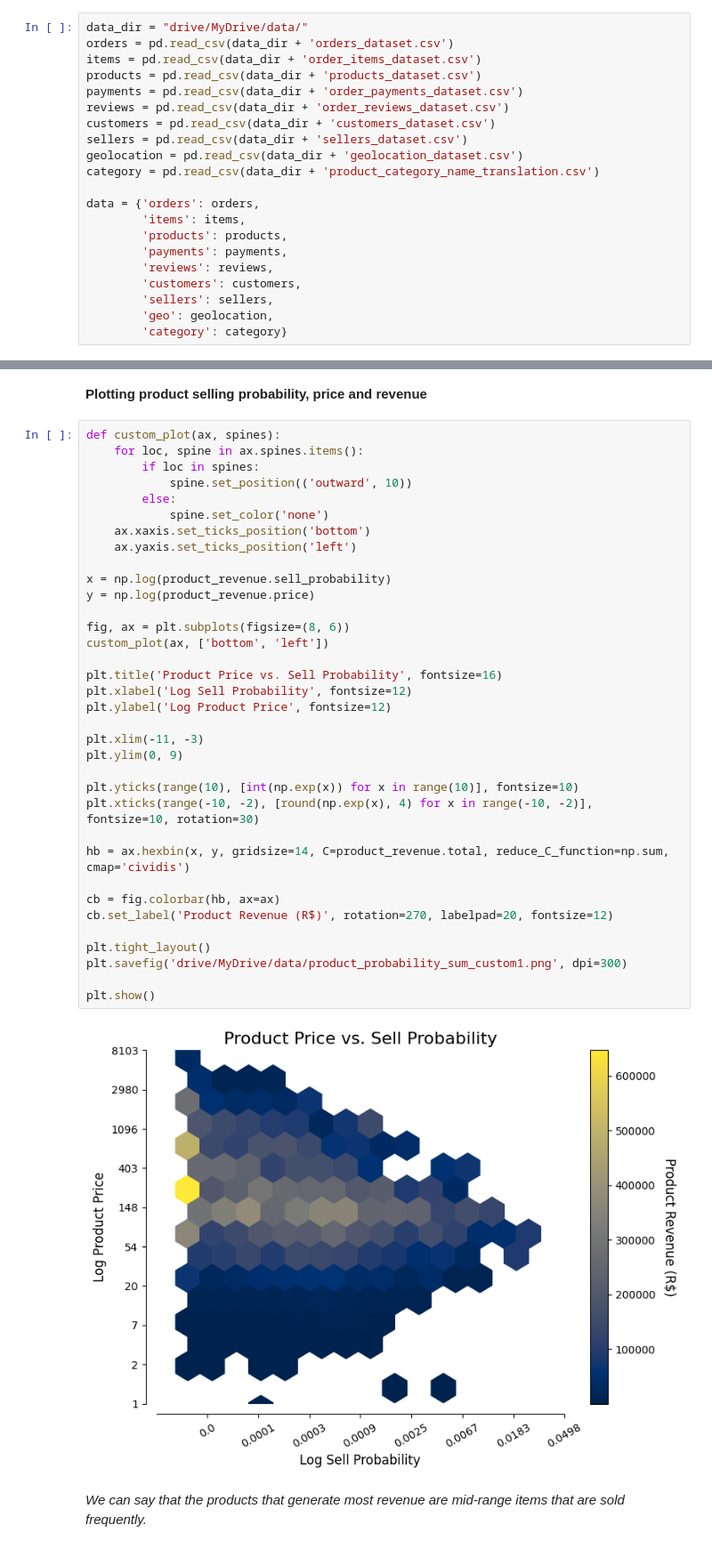
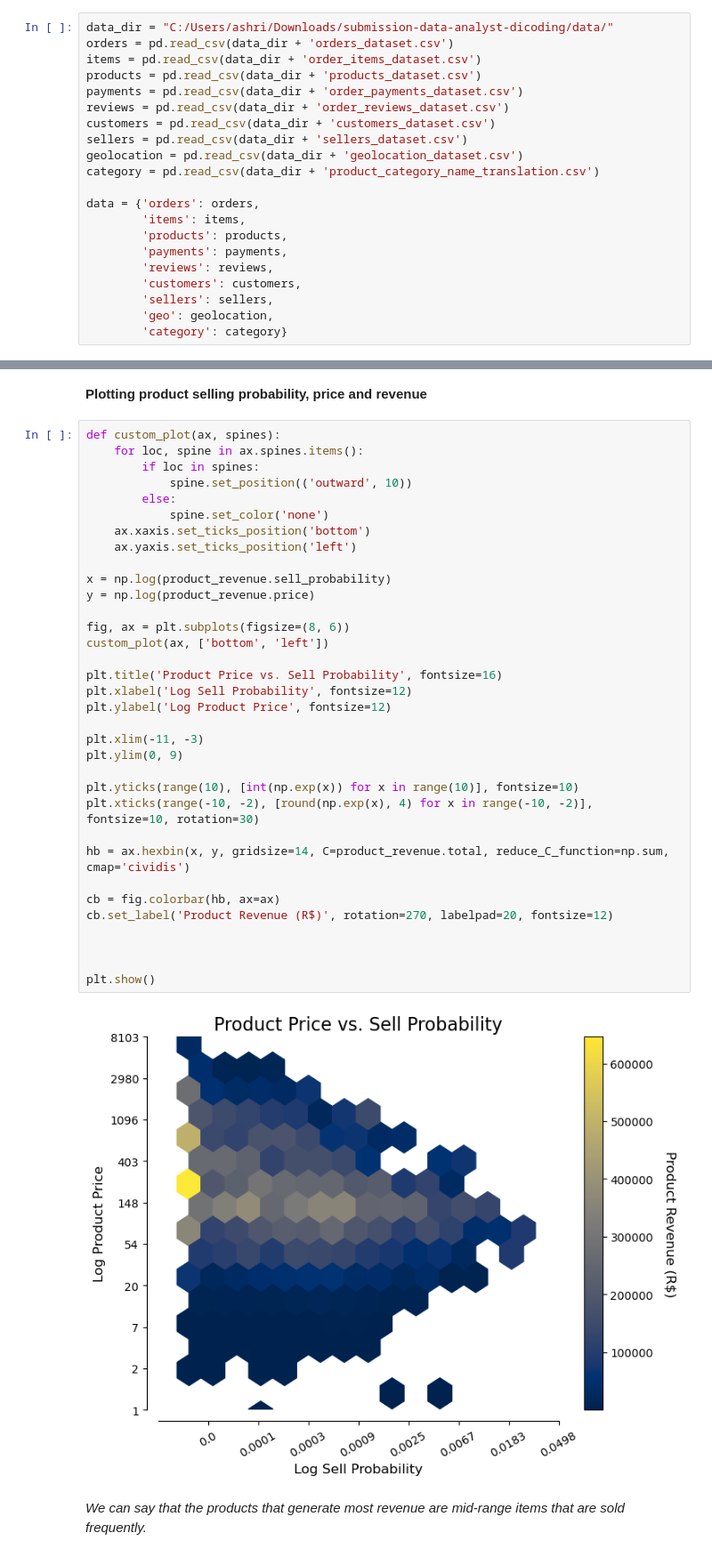
Before and after one commit to ashriazzr/submission-data-analyst-dicoding, a Jupyter notebook: notebook.ipynb, the cells around one changed output, grey strips where cells are left out. Shown: that part at 89% size. Drawn from its saved outputs; the diff is of its cells as text.

```diff
--- a/notebook.ipynb
+++ b/notebook.ipynb
@@ -28,7 +28,7 @@ from scipy import stats
 # %% [markdown]
 ### 1.1 Gathering Data
 # %%
-data_dir = "drive/MyDrive/data/"
+data_dir = "C:/Users/ashri/Downloads/submission-data-analyst-dicoding/data/"
 orders = pd.read_csv(data_dir + 'orders_dataset.csv')
 items = pd.read_csv(data_dir + 'order_items_dataset.csv')
 products = pd.read_csv(data_dir + 'products_dataset.csv')
@@ -836,36 +857,35 @@ def custom_plot(ax, spines):
             spine.set_position(('outward', 10))
         else:
             spine.set_color('none')
     ax.xaxis.set_ticks_position('bottom')
     ax.yaxis.set_ticks_position('left')
 
 x = np.log(product_revenue.sell_probability)
 y = np.log(product_revenue.price)
 
 fig, ax = plt.subplots(figsize=(8, 6))
 custom_plot(ax, ['bottom', 'left'])
 
 plt.title('Product Price vs. Sell Probability', fontsize=16)
 plt.xlabel('Log Sell Probability', fontsize=12)
 plt.ylabel('Log Product Price', fontsize=12)
 
 plt.xlim(-11, -3)
 plt.ylim(0, 9)
 
 plt.yticks(range(10), [int(np.exp(x)) for x in range(10)], fontsize=10)
 plt.xticks(range(-10, -2), [round(np.exp(x), 4) for x in range(-10, -2)], fontsize=10, rotation=30)
 
 hb = ax.hexbin(x, y, gridsize=14, C=product_revenue.total, reduce_C_function=np.sum, cmap='cividis')
 
 cb = fig.colorbar(hb, ax=ax)
 cb.set_label('Product Revenue (R$)', rotation=270, labelpad=20, fontsize=12)
 
-plt.tight_layout()
-plt.savefig('drive/MyDrive/data/product_probability_sum_custom1.png', dpi=300)
+
 
 plt.show()
 # %% [output]
-[figure, old version]
+[figure, new version]
 # %% [markdown]
 *We can say that the products that generate most revenue are mid-range items that are sold frequently.*
 # %% [markdown]
```
Also changed, not shown: parts of 19 cells of this notebook.
